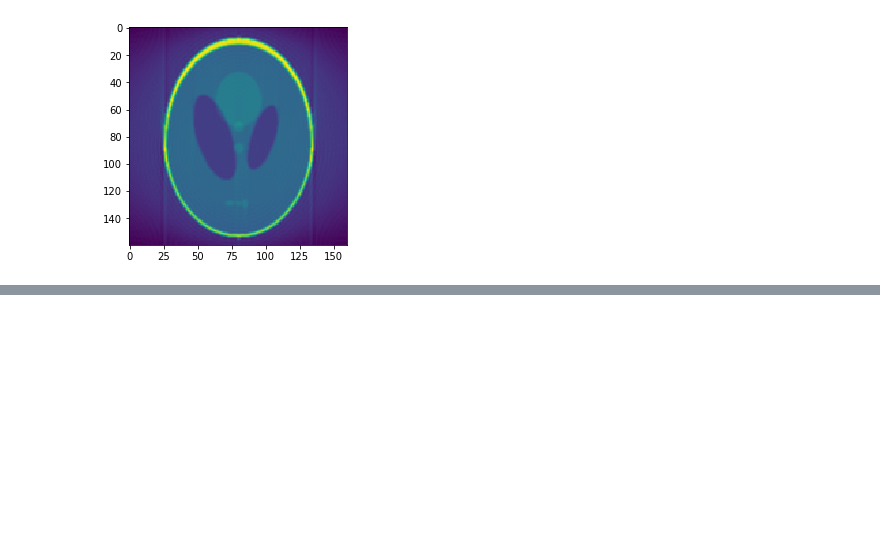
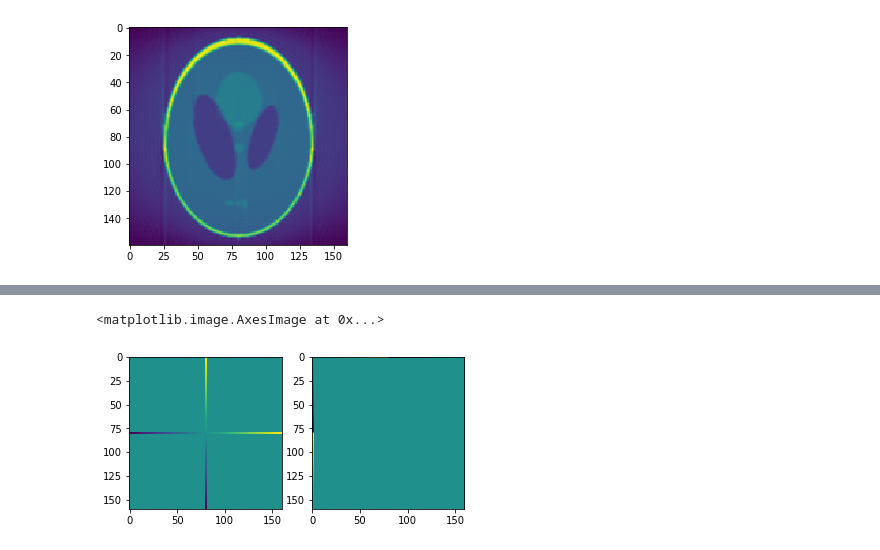
Before and after one commit to Varato/image_recon, a Jupyter notebook: recon_algo_study.ipynb, the cells around one changed output, grey strips where cells are left out. Saved outputs shown, nothing was run; the diff lists cells and outputs as text; code cells hidden in the pictures; blank space fills up the shorter version.

```diff
--- a/recon_algo_study.ipynb
+++ b/recon_algo_study.ipynb
@@ -77,9 +81,18 @@ def recon_f(sinogram, thetas):
     model_real = insert(slices_real, thetas)
     model_imag = insert(slices_imag, thetas)
 
-    model = model_real + 1j*model_imag
+    model = model_real - 1j*model_imag
     # model *= fil
 
     recon = np.fft.ifft2(np.fft.ifftshift(model)).real
 
     return model, recon
+
+# def recon_f(sinogram, thetas):
+#     n0, n1 = sinogram.shape
+#     ff = np.fft.fftfreq(n0)
+#     slices = (np.ones((n1,n0))*ff).T
+#     slices = np.fft.fftshift(slices, axes=0)
+#     model = insert(slices.T, thetas)
+#     model = np.fft.ifftshift(model)
+#     return model
@@ -147,0 +226,10 @@ plt.imshow(fil)
+# %%
+mm = recon_f(sinogram, thetas)
+mm2 = np.fft.fftshift(mm)
+# %%
+f, (ax1,ax2) = plt.subplots(ncols=2)
+ax2.imshow(mm)
+ax1.imshow(mm2)
+# %% [output]
+<matplotlib.image.AxesImage at 0x...>
+[figure, added]
```
Also changed, not shown: parts of 11 cells of this notebook, 2 other files.
